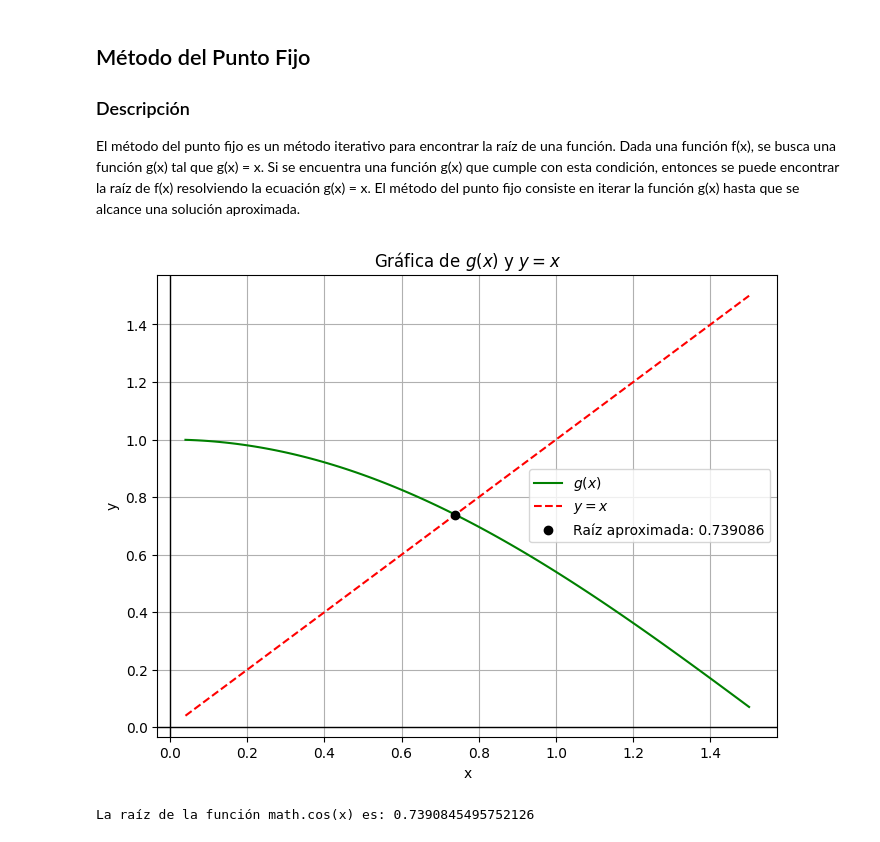
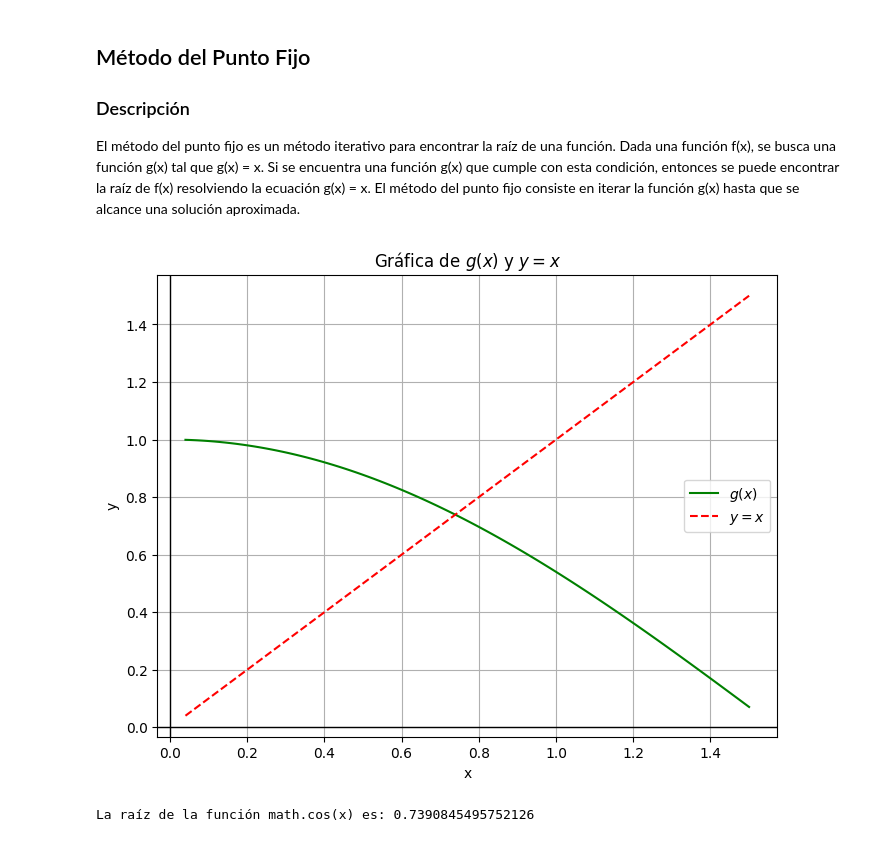
Before and after one commit to jhongarciab/Metodos-Numericos, a Jupyter notebook: punto_fijo.ipynb, the cells around one changed output. Saved outputs shown, nothing was run; the diff lists cells and outputs as text; code cells hidden in the pictures.

```diff
--- a/punto_fijo.ipynb
+++ b/punto_fijo.ipynb
@@ -41,34 +41,32 @@ def punto_fijo(funcion, x_0, tolerancia, max_iter):
         print("Advertencia: No convergió en las iteraciones dadas.")
         return None
 
     # Graficar la función g(x) y la línea y = x
     x_vals = np.linspace(min(iteraciones) - 0.5, max(iteraciones) + 0.5, 100)
     y_gx = [g(x) for x in x_vals]
     y_identity = x_vals
 
     plt.figure(figsize=(8,6))
     plt.plot(x_vals, y_gx, label=r"$g(x)$", color="g")
     plt.plot(x_vals, y_identity, label=r"$y = x$", color="r", linestyle="--")
-    plt.scatter(iteraciones[-1], g(iteraciones[-1]), color="black", zorder=3, label=f"Raíz aproximada: {iteraciones[-1]:.6f}")
-
     plt.axhline(0, color='k', linewidth=1)
     plt.axvline(0, color='k', linewidth=1)
     plt.xlabel("x")
     plt.ylabel("y")
     plt.title("Gráfica de $g(x)$ y $y = x$")
     plt.legend()
     plt.grid()
     plt.show()
 
     return x_actual
 
 # Ejemplo de uso
 funcion = input("Ingrese la función g(x): ")
 x_0 = float(input("Ingrese el valor de x_0: "))
 tolerancia = float(input("Ingrese la tolerancia: "))
 max_iter = int(input("Ingrese el número máximo de iteraciones: "))
 raiz = punto_fijo(funcion, x_0, tolerancia, max_iter)
 print(f"La raíz de la función {funcion} es: {raiz}")
 # %% [output]
-[figure, old version]
+[figure, new version]
 La raíz de la función math.cos(x) es: 0.7390845495752126
```
Also changed, not shown: 1 other file.
